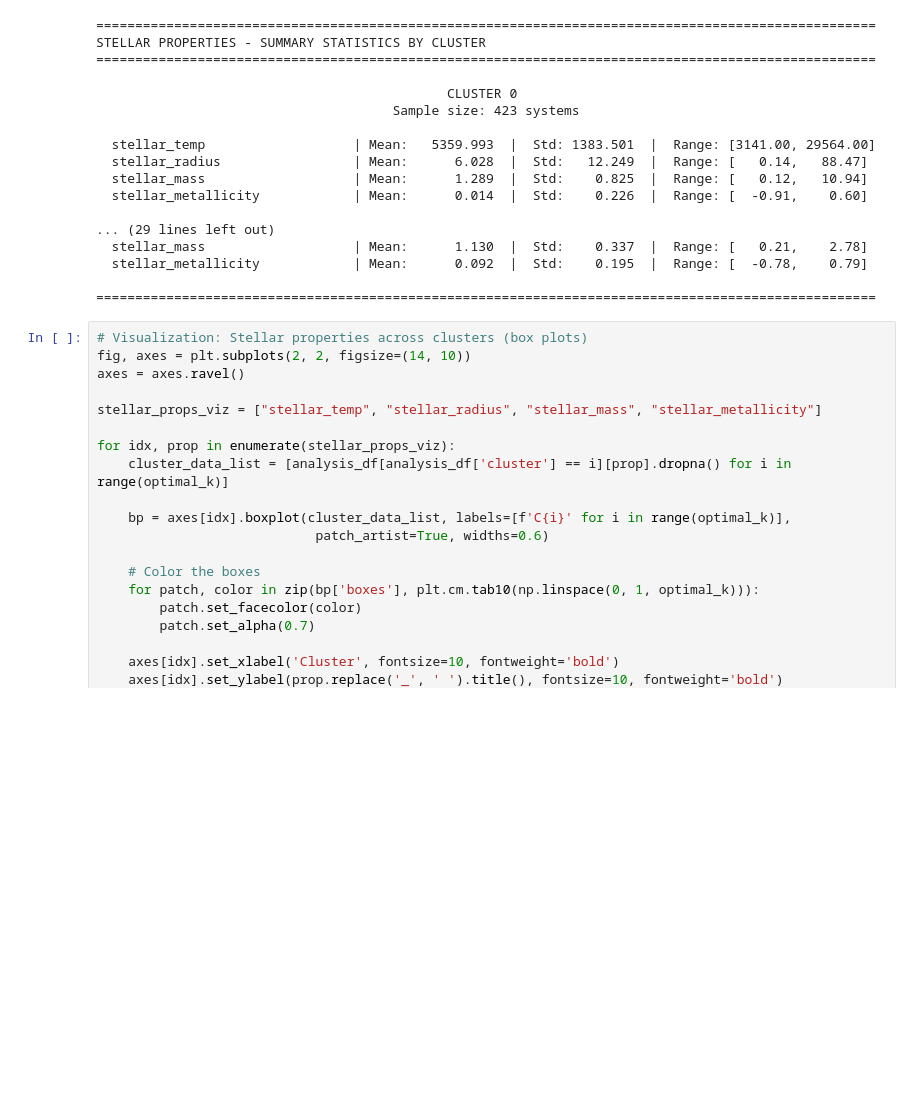
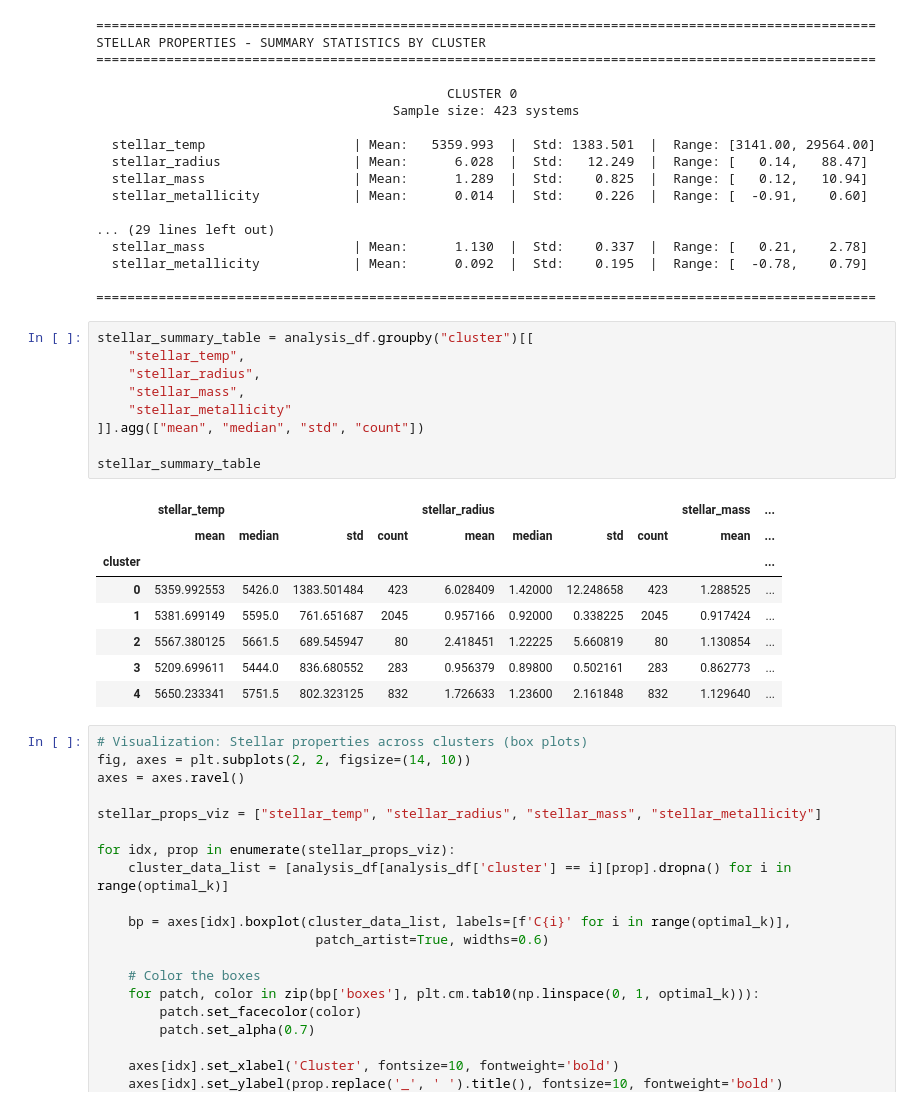
Before and after one commit to jacob-stiegler/exo-planet-clustering, a Jupyter notebook: clustering.ipynb, the cells around one changed output. Saved outputs shown, nothing was run; the diff lists cells and outputs as text; blank space fills up the shorter version.

Commit message:
added more analysis and stronger descriptions of clusters

```diff
--- a/clustering.ipynb
+++ b/clustering.ipynb
@@ -466,6 +527,24 @@ STELLAR PROPERTIES - SUMMARY STATISTICS BY CLUSTER
   stellar_metallicity            | Mean:      0.092  |  Std:    0.195  |  Range: [  -0.78,    0.79]
 
 ====================================================================================================
+# %%
+stellar_summary_table = analysis_df.groupby("cluster")[[
+    "stellar_temp",
+    "stellar_radius",
+    "stellar_mass",
+    "stellar_metallicity"
+]].agg(["mean", "median", "std", "count"])
+
+stellar_summary_table
+# %% [output]
+|  | stellar_temp |  |  |  | stellar_radius |  |  |  | stellar_mass | ... |
+|  | mean | median | std | count | mean | median | std | count | mean | ... |
+| cluster |  |  |  |  |  |  |  |  |  | ... |
+| 0 | 5359.992553 | 5426.0 | 1383.501484 | 423 | 6.028409 | 1.42000 | 12.248658 | 423 | 1.288525 | ... |
+| 1 | 5381.699149 | 5595.0 | 761.651687 | 2045 | 0.957166 | 0.92000 | 0.338225 | 2045 | 0.917424 | ... |
+| 2 | 5567.380125 | 5661.5 | 689.545947 | 80 | 2.418451 | 1.22225 | 5.660819 | 80 | 1.130854 | ... |
+| 3 | 5209.699611 | 5444.0 | 836.680552 | 283 | 0.956379 | 0.89800 | 0.502161 | 283 | 0.862773 | ... |
+| 4 | 5650.233341 | 5751.5 | 802.323125 | 832 | 1.726633 | 1.23600 | 2.161848 | 832 | 1.129640 | ... |
 # %%
 # Visualization: Stellar properties across clusters (box plots)
 fig, axes = plt.subplots(2, 2, figsize=(14, 10))
```
Also changed, not shown: parts of 19 cells of this notebook.
